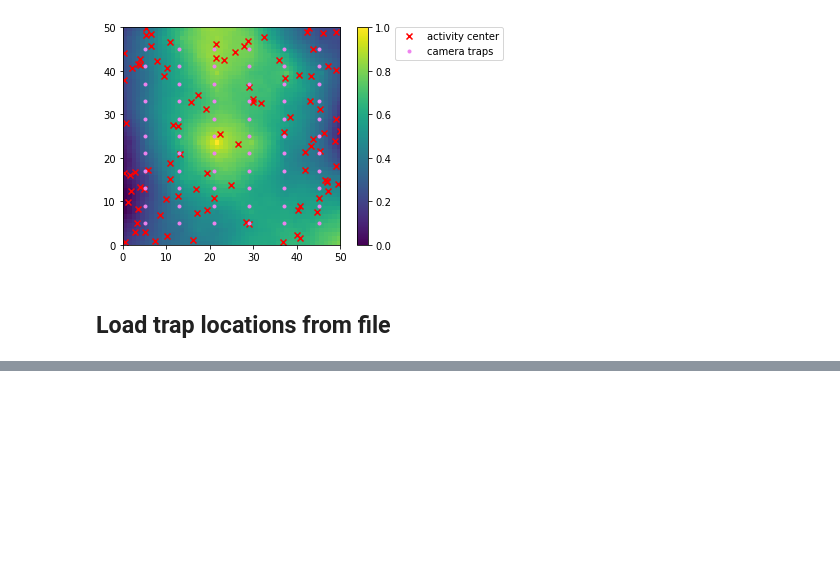
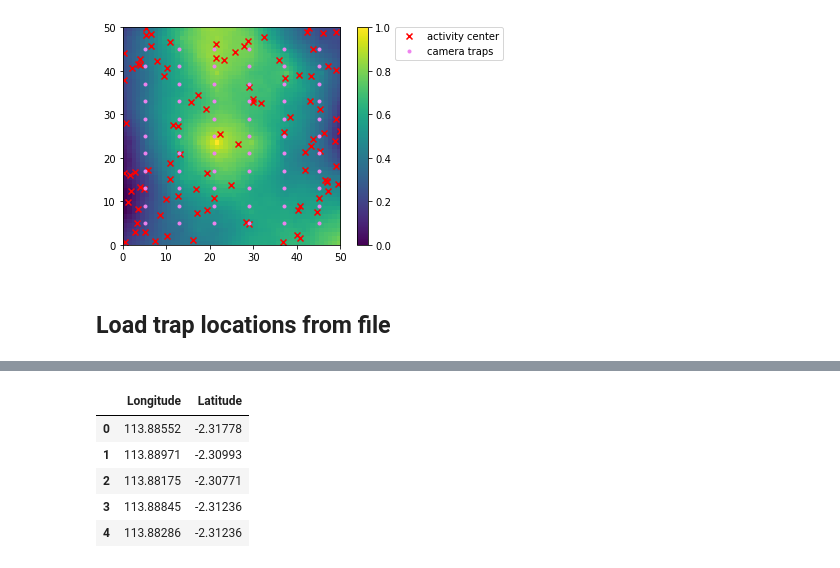
Before and after one commit to Dilkina-Lab/CameraTrapsWebpageBackend, a Jupyter notebook: src/Generate Landscape Rasters.ipynb, the cells around one changed output, grey strips where cells are left out. Cells and saved outputs as stored; diff of their text form; code cells hidden in the pictures; blank space fills up the shorter version.

```diff
--- a/src/Generate Landscape Rasters.ipynb
+++ b/src/Generate Landscape Rasters.ipynb
@@ -179,3 +187,12 @@ real_trap_loc = list(zip(trap_x_coords, trap_y_coords))
+# %%
+data.head()
+# %% [output]
+|  | Longitude | Latitude |
+| 0 | 113.88552 | -2.31778 |
+| 1 | 113.88971 | -2.30993 |
+| 2 | 113.88175 | -2.30771 |
+| 3 | 113.88845 | -2.31236 |
+| 4 | 113.88286 | -2.31236 |
 # %%
 # Visualize together
 plt.imshow(rastervals, origin='lower', extent=(0, NUM_ROWS, 0, NUM_COLS))
```
Also changed, not shown: parts of 7 cells of this notebook.
